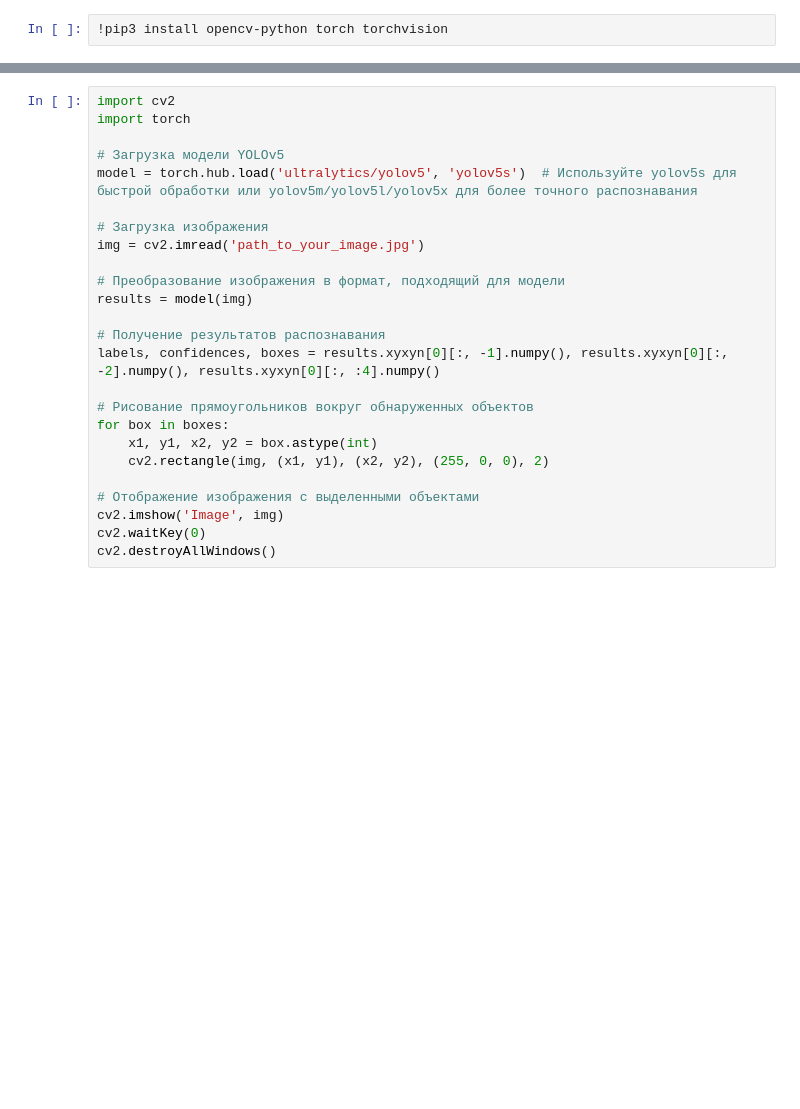
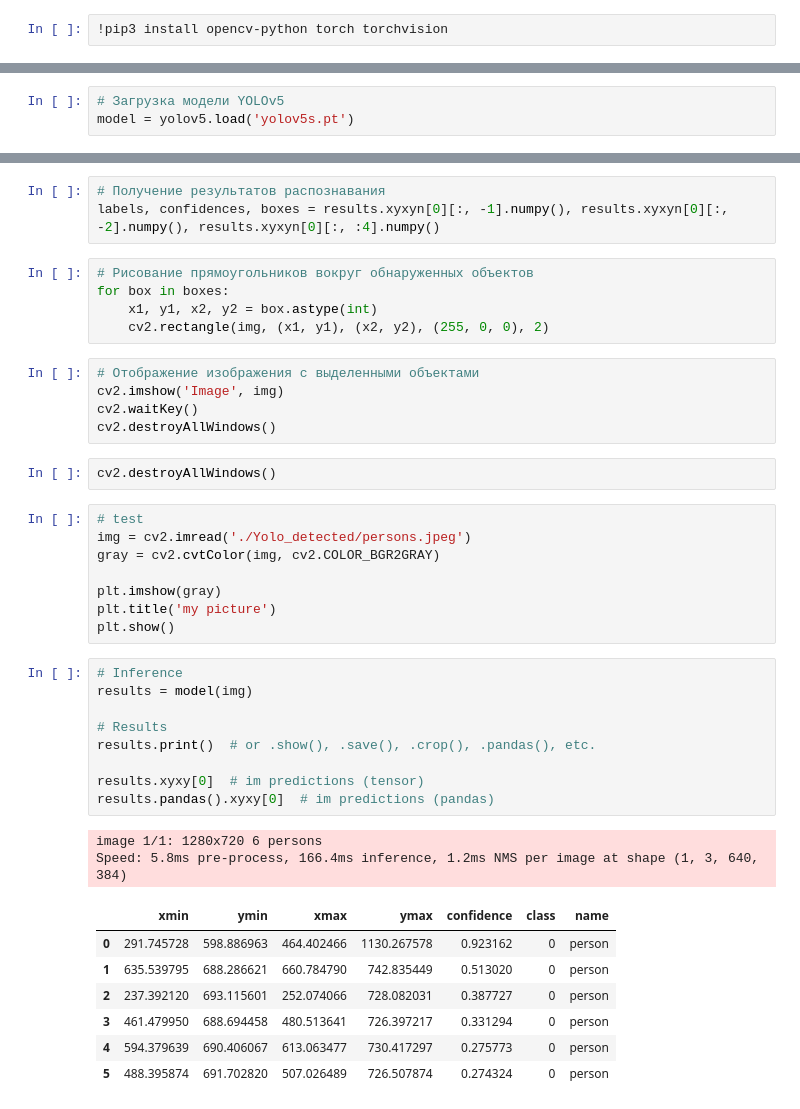
Before and after one commit to DimaFeee/first_pet, a Jupyter notebook: Yolo_find_person.ipynb, the cells around one changed output, grey strips where cells are left out. Cells and saved outputs as stored; diff of their text form; blank space fills up the shorter version.

```diff
--- a/Yolo_find_person.ipynb
+++ b/Yolo_find_person.ipynb
@@ -2,0 +9,3 @@
+# %%
+# Загрузка модели YOLOv5
+model = yolov5.load('yolov5s.pt')
@@ -3,25 +24,42 @@
+# %%
+# Получение результатов распознавания
+labels, confidences, boxes = results.xyxyn[0][:, -1].numpy(), results.xyxyn[0][:, -2].numpy(), results.xyxyn[0][:, :4].numpy()
+# %%
+# Рисование прямоугольников вокруг обнаруженных объектов
+for box in boxes:
+    x1, y1, x2, y2 = box.astype(int)
+    cv2.rectangle(img, (x1, y1), (x2, y2), (255, 0, 0), 2)
 # %%
-import cv2
-import torch
-
-# Загрузка модели YOLOv5
-model = torch.hub.load('ultralytics/yolov5', 'yolov5s')  # Используйте yolov5s для быстрой обработки или yolov5m/yolov5l/yolov5x для более точного распознавания
-
-# Загрузка изображения
-img = cv2.imread('path_to_your_image.jpg')
-
-# Преобразование изображения в формат, подходящий для модели
-results = model(img)
-
-# Получение результатов распознавания
-labels, confidences, boxes = results.xyxyn[0][:, -1].numpy(), results.xyxyn[0][:, -2].numpy(), results.xyxyn[0][:, :4].numpy()
-
-# Рисование прямоугольников вокруг обнаруженных объектов
-for box in boxes:
-    x1, y1, x2, y2 = box.astype(int)
-    cv2.rectangle(img, (x1, y1), (x2, y2), (255, 0, 0), 2)
-
 # Отображение изображения с выделенными объектами
 cv2.imshow('Image', img)
-cv2.waitKey(0)
+cv2.waitKey()
 cv2.destroyAllWindows()
+# %%
+cv2.destroyAllWindows()
+# %%
+# test
+img = cv2.imread('./Yolo_detected/persons.jpeg')
+gray = cv2.cvtColor(img, cv2.COLOR_BGR2GRAY)
+
+plt.imshow(gray)
+plt.title('my picture')
+plt.show()
+# %%
+# Inference
+results = model(img)
+
+# Results
+results.print()  # or .show(), .save(), .crop(), .pandas(), etc.
+
+results.xyxy[0]  # im predictions (tensor)
+results.pandas().xyxy[0]  # im predictions (pandas)
+# %% [output]
+image 1/1: 1280x720 6 persons
+Speed: 5.8ms pre-process, 166.4ms inference, 1.2ms NMS per image at shape (1, 3, 640, 384)
+|  | xmin | ymin | xmax | ymax | confidence | class | name |
+| 0 | 291.745728 | 598.886963 | 464.402466 | 1130.267578 | 0.923162 | 0 | person |
+| 1 | 635.539795 | 688.286621 | 660.784790 | 742.835449 | 0.513020 | 0 | person |
+| 2 | 237.392120 | 693.115601 | 252.074066 | 728.082031 | 0.387727 | 0 | person |
+| 3 | 461.479950 | 688.694458 | 480.513641 | 726.397217 | 0.331294 | 0 | person |
+| 4 | 594.379639 | 690.406067 | 613.063477 | 730.417297 | 0.275773 | 0 | person |
+| 5 | 488.395874 | 691.702820 | 507.026489 | 726.507874 | 0.274324 | 0 | person |
```
Also changed, not shown: parts of 7 cells of this notebook, 12 other files.
